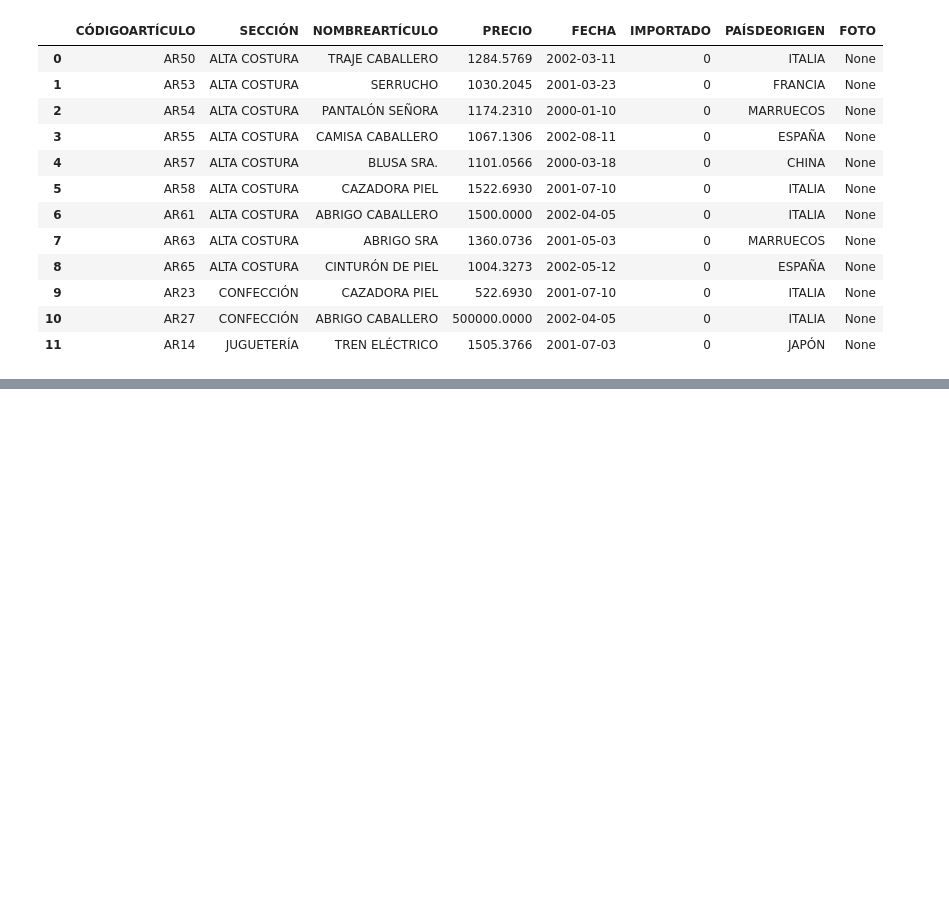
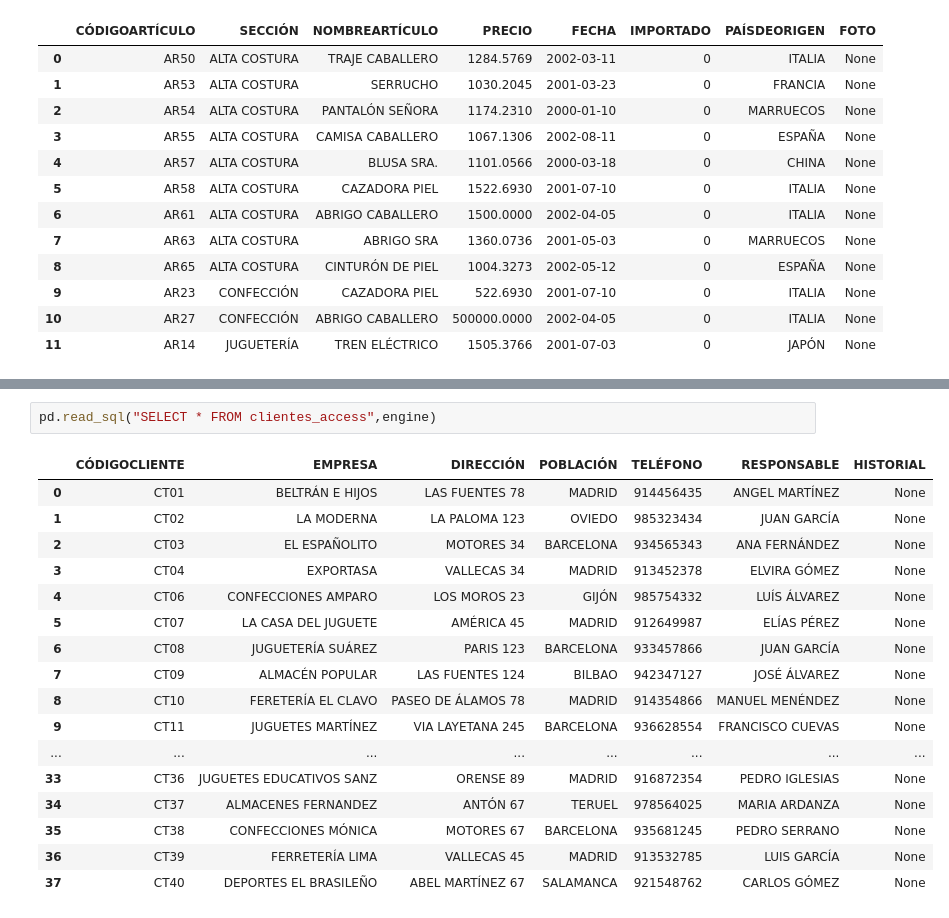
Before and after one commit to preciii7/practica_programacion, a Jupyter notebook: sql/mas_ejercicios_practica.ipynb, the cells around one changed output, grey strips where cells are left out. Cells and saved outputs as stored; diff of their text form; blank space fills up the shorter version.

```diff
--- a/sql/mas_ejercicios_practica.ipynb
+++ b/sql/mas_ejercicios_practica.ipynb
@@ -706,0 +727,20 @@ pd.read_sql("SELECT * FROM productos WHERE PRECIO >500 UNION SELECT * FROM Produ
+# %%
+pd.read_sql("SELECT * FROM clientes_access",engine)
+# %% [output]
+|  | CÓDIGOCLIENTE | EMPRESA | DIRECCIÓN | POBLACIÓN | TELÉFONO | RESPONSABLE | HISTORIAL |
+| 0 | CT01 | BELTRÁN E HIJOS | LAS FUENTES 78 | MADRID | 914456435 | ANGEL MARTÍNEZ | None |
+| 1 | CT02 | LA MODERNA | LA PALOMA 123 | OVIEDO | 985323434 | JUAN GARCÍA | None |
+| 2 | CT03 | EL ESPAÑOLITO | MOTORES 34 | BARCELONA | 934565343 | ANA FERNÁNDEZ | None |
+| 3 | CT04 | EXPORTASA | VALLECAS 34 | MADRID | 913452378 | ELVIRA GÓMEZ | None |
+| 4 | CT06 | CONFECCIONES AMPARO | LOS MOROS 23 | GIJÓN | 985754332 | LUÍS ÁLVAREZ | None |
+| 5 | CT07 | LA CASA DEL JUGUETE | AMÉRICA 45 | MADRID | 912649987 | ELÍAS PÉREZ | None |
+| 6 | CT08 | JUGUETERÍA SUÁREZ | PARIS 123 | BARCELONA | 933457866 | JUAN GARCÍA | None |
+| 7 | CT09 | ALMACÉN POPULAR | LAS FUENTES 124 | BILBAO | 942347127 | JOSÉ ÁLVAREZ | None |
+| 8 | CT10 | FERETERÍA EL CLAVO | PASEO DE ÁLAMOS 78 | MADRID | 914354866 | MANUEL MENÉNDEZ | None |
+| 9 | CT11 | JUGUETES MARTÍNEZ | VIA LAYETANA 245 | BARCELONA | 936628554 | FRANCISCO CUEVAS | None |
+| ... | ... | ... | ... | ... | ... | ... | ... |
+| 33 | CT36 | JUGUETES EDUCATIVOS SANZ | ORENSE 89 | MADRID | 916872354 | PEDRO IGLESIAS | None |
+| 34 | CT37 | ALMACENES FERNANDEZ | ANTÓN 67 | TERUEL | 978564025 | MARIA ARDANZA | None |
+| 35 | CT38 | CONFECCIONES MÓNICA | MOTORES 67 | BARCELONA | 935681245 | PEDRO SERRANO | None |
+| 36 | CT39 | FERRETERÍA LIMA | VALLECAS 45 | MADRID | 913532785 | LUIS GARCÍA | None |
+| 37 | CT40 | DEPORTES EL BRASILEÑO | ABEL MARTÍNEZ 67 | SALAMANCA | 921548762 | CARLOS GÓMEZ | None |
```
Also changed, not shown: parts of 8 cells of this notebook, 2 other files.
